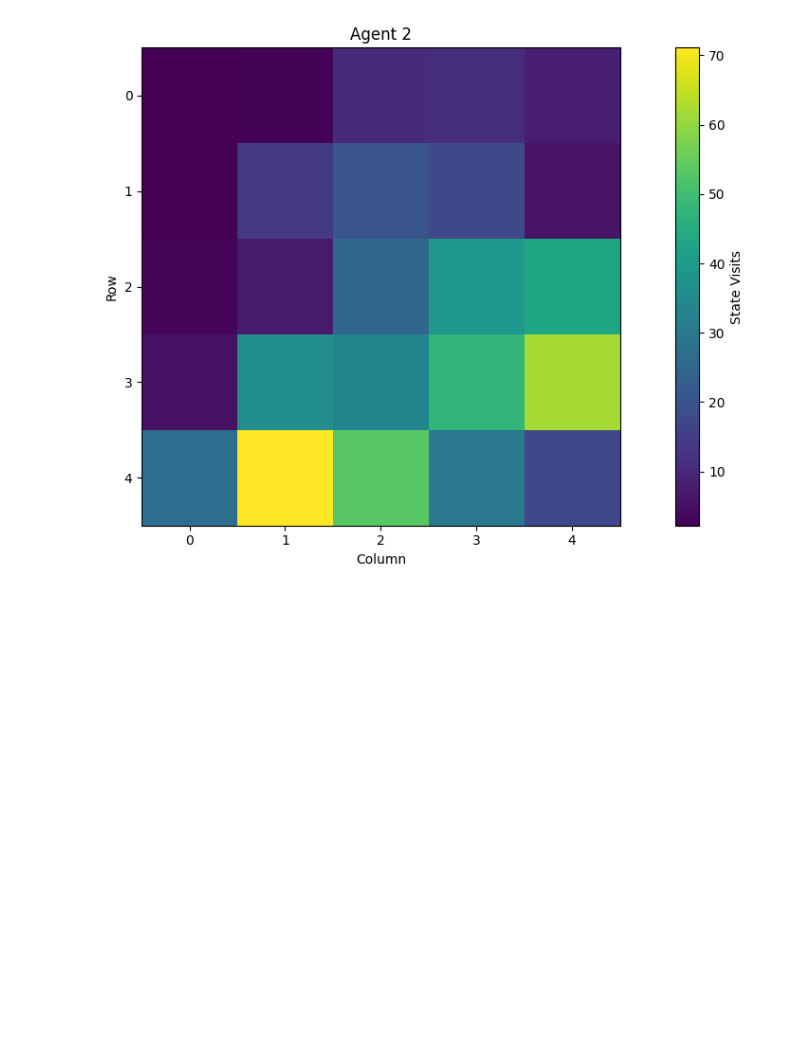
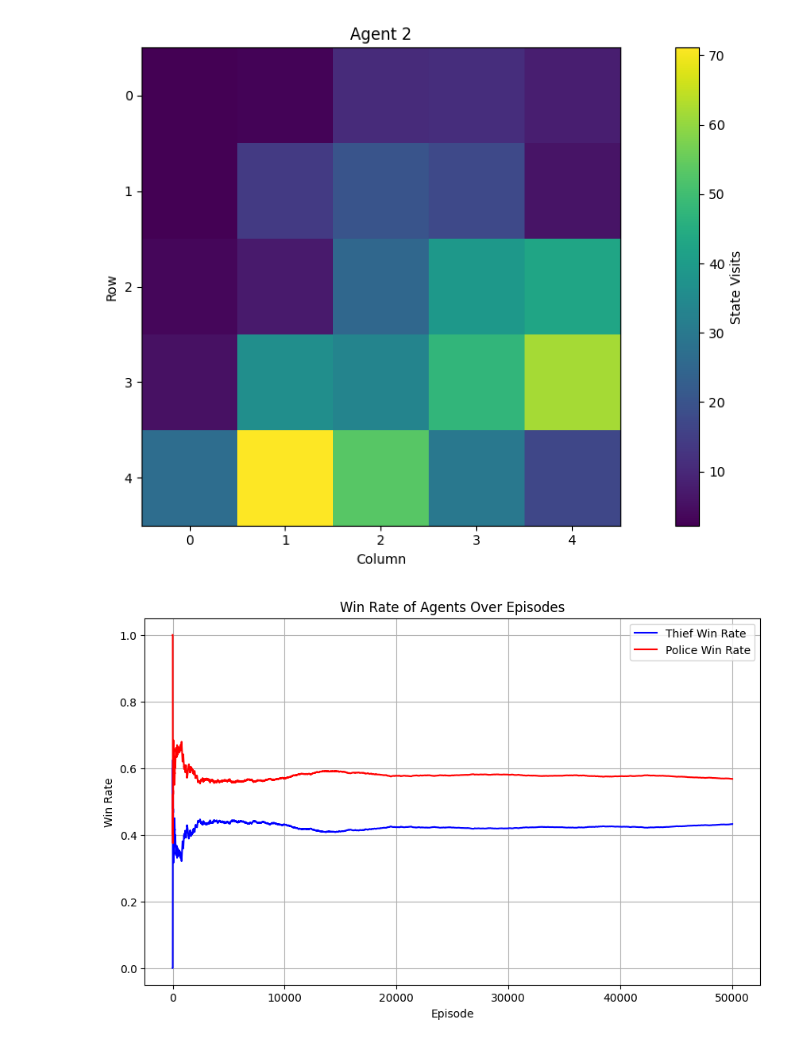
Before and after one commit to xiangyang0608/ReinforcementLearningProject2024, a Jupyter notebook: MAGridWorld.ipynb, the cells around one changed output. Drawn from its saved outputs; the diff is of its cells as text; code cells hidden in the pictures; blank space fills up the shorter version.

```diff
--- a/MAGridWorld.ipynb
+++ b/MAGridWorld.ipynb
@@ -33,6 +33,8 @@ class MultiAgentEnvironment(environment.BaseEnvironment):
         """
         self.rows = 5
         self.cols = 5
+
+        self.winner = None
 
         self.observation_space = MultiDiscrete([self.rows * self.cols, self.rows * self.cols])
         self.action_space = Discrete(4)
@@ -90,10 +92,12 @@ class MultiAgentEnvironment(environment.BaseEnvironment):
             r1 = 100.0
             r2 = -100.0
             is_terminal = True
+            self.winner = "thief"
         elif "collision" in events:
             r1 = -100.0
             r2 = 100.0
             is_terminal = True
+            self.winner = "police"
         else:
             r1 = 1.0 if "agent1_new_field" in events else -0.5
             r2 = -1.0
@@ -506,0 +561,12 @@ plt.show()
+# %%
+plt.figure(figsize=(10, 6))
+plt.plot(thief_win_rate, label='Thief Win Rate', color='blue')
+plt.plot(police_win_rate, label='Police Win Rate', color='red')
+plt.title('Win Rate of Agents Over Episodes')
+plt.xlabel('Episode')
+plt.ylabel('Win Rate')
+plt.legend()
+plt.grid(True)
+plt.show()
+# %% [output]
+[figure, added]
```
Also changed, not shown: parts of 5 cells of this notebook, 1 other file.
